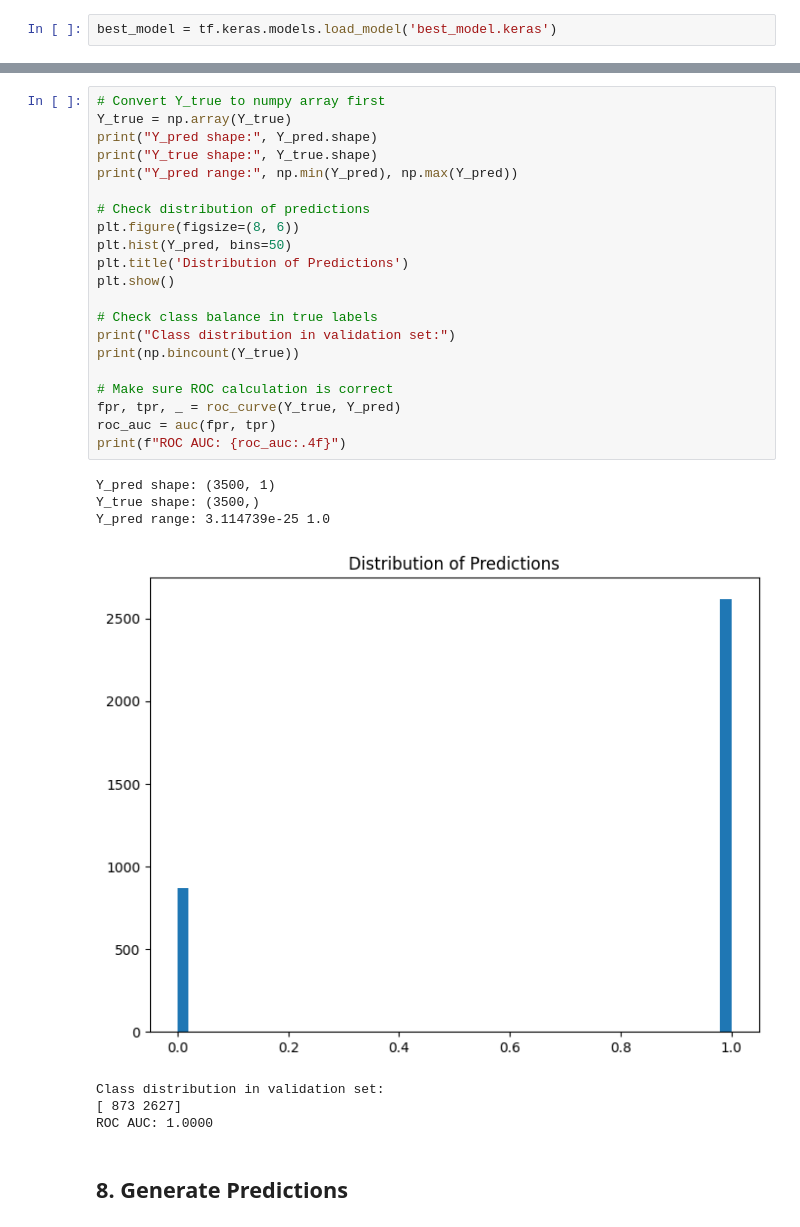
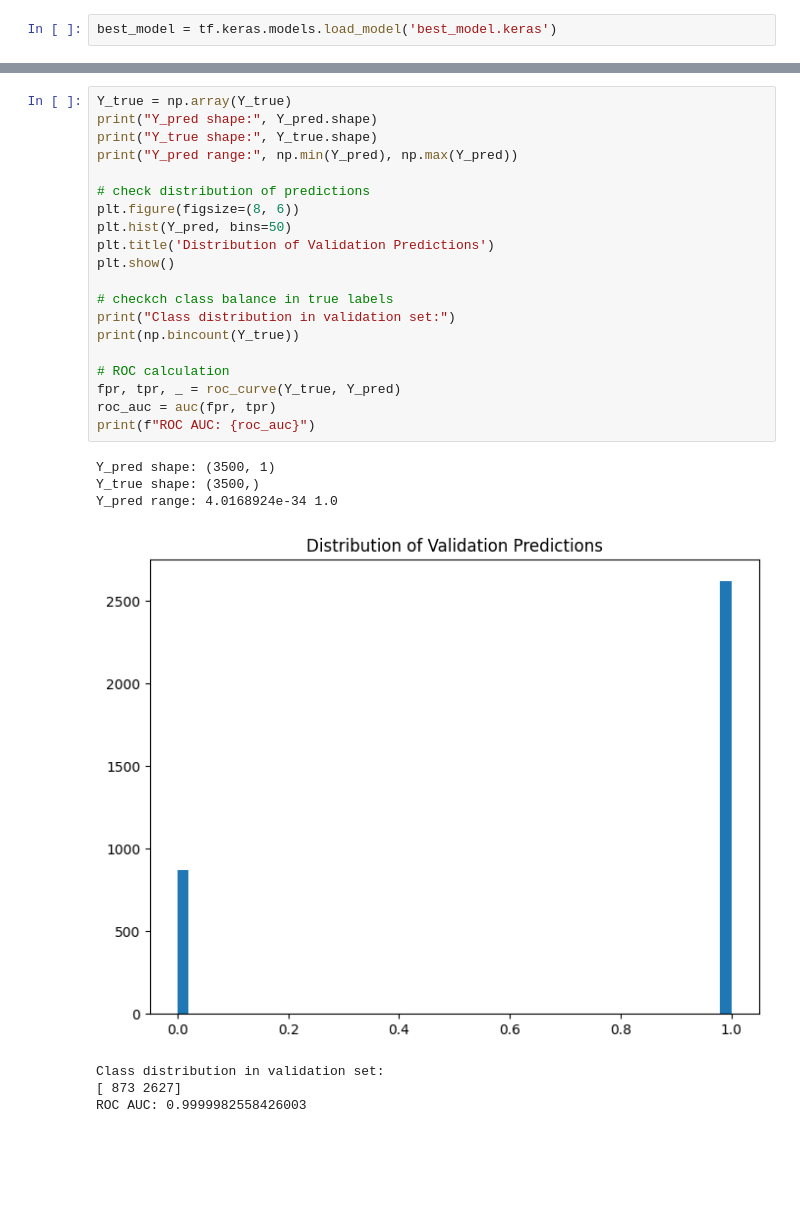
Before and after one commit to carlosmatherson/ResNet-Cactus-Identification, a Jupyter notebook: ResNetCactusIdentification.ipynb, the cells around one changed output, grey strips where cells are left out. Cells and saved outputs as stored; diff of their text form; blank space fills up the shorter version.

```diff
--- a/ResNetCactusIdentification.ipynb
+++ b/ResNetCactusIdentification.ipynb
@@ -486,31 +574,28 @@ weighted avg       1.00      1.00      1.00      3500
 # %%
-# Convert Y_true to numpy array first
 Y_true = np.array(Y_true)
 print("Y_pred shape:", Y_pred.shape)
 print("Y_true shape:", Y_true.shape)
 print("Y_pred range:", np.min(Y_pred), np.max(Y_pred))
 
-# Check distribution of predictions
+# check distribution of predictions
 plt.figure(figsize=(8, 6))
 plt.hist(Y_pred, bins=50)
-plt.title('Distribution of Predictions')
+plt.title('Distribution of Validation Predictions')
 plt.show()
 
-# Check class balance in true labels
+# checkch class balance in true labels
 print("Class distribution in validation set:")
 print(np.bincount(Y_true))
 
-# Make sure ROC calculation is correct
+# ROC calculation
 fpr, tpr, _ = roc_curve(Y_true, Y_pred)
 roc_auc = auc(fpr, tpr)
-print(f"ROC AUC: {roc_auc:.4f}")
+print(f"ROC AUC: {roc_auc}")
 # %% [output]
 Y_pred shape: (3500, 1)
 Y_true shape: (3500,)
-Y_pred range: 3.114739e-25 1.0
+Y_pred range: 4.0168924e-34 1.0
-[figure, old version]
+[figure, new version]
 Class distribution in validation set:
 [ 873 2627]
-ROC AUC: 1.0000
+ROC AUC: 0.9999982558426003
-# %% [markdown]
-## 8. Generate Predictions
```
Also changed, not shown: parts of 50 cells of this notebook.
